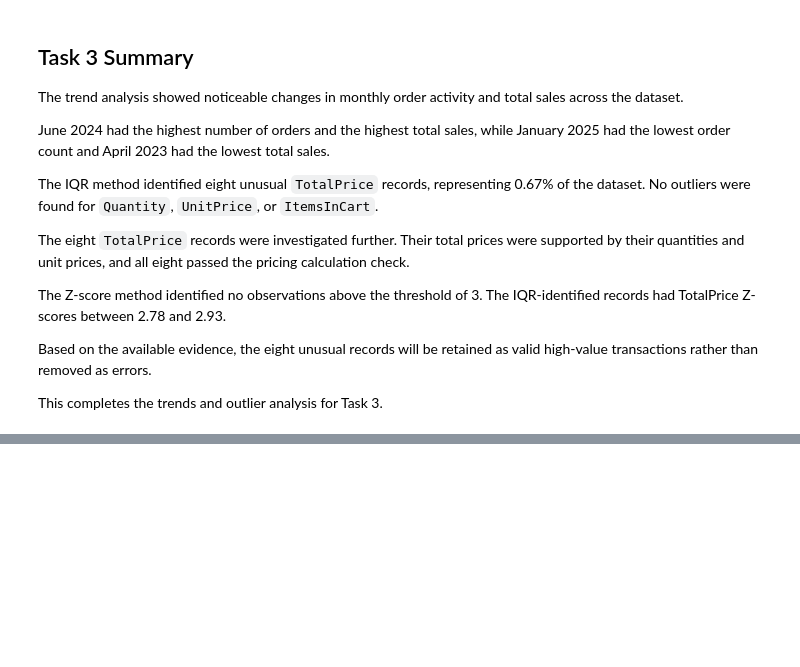
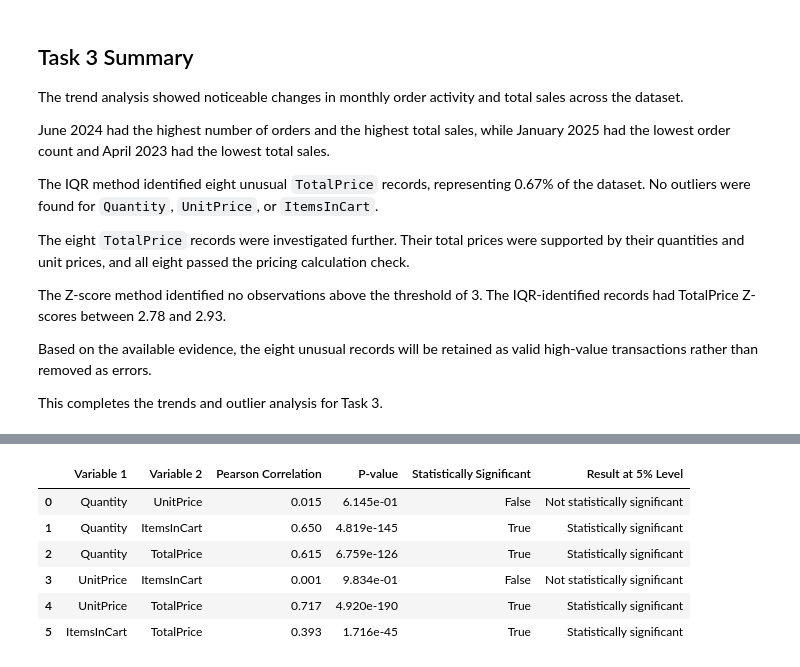
Before and after one commit to francisparwez/exploratory-data-analysis, a Jupyter notebook: notebooks/exploratory_data_analysis.ipynb, the cells around one changed output, grey strips where cells are left out. Drawn from its saved outputs; the diff is of its cells as text; code cells hidden in the pictures; blank space fills up the shorter version.

```diff
--- a/notebooks/exploratory_data_analysis.ipynb
+++ b/notebooks/exploratory_data_analysis.ipynb
@@ -1578,0 +2224,26 @@ This completes the trends and outlier analysis for Task 3.
+# %%
+# Create a presentation-friendly version of the statistical results
+
+pearson_results_display = pearson_test_df.copy()
+
+pearson_results_display["Pearson Correlation"] = (
+    pearson_results_display["Pearson Correlation"].map(
+        lambda value: f"{value:.3f}"
+    )
+)
+
+pearson_results_display["P-value"] = (
+    pearson_results_display["P-value"].map(
+        lambda value: f"{value:.3e}"
+    )
+)
+
+display(pearson_results_display)
+# %% [output]
+|  | Variable 1 | Variable 2 | Pearson Correlation | P-value | Statistically Significant | Result at 5% Level |
+| 0 | Quantity | UnitPrice | 0.015 | 6.145e-01 | False | Not statistically significant |
+| 1 | Quantity | ItemsInCart | 0.650 | 4.819e-145 | True | Statistically significant |
+| 2 | Quantity | TotalPrice | 0.615 | 6.759e-126 | True | Statistically significant |
+| 3 | UnitPrice | ItemsInCart | 0.001 | 9.834e-01 | False | Not statistically significant |
+| 4 | UnitPrice | TotalPrice | 0.717 | 4.920e-190 | True | Statistically significant |
+| 5 | ItemsInCart | TotalPrice | 0.393 | 1.716e-45 | True | Statistically significant |
```
Also changed, not shown: parts of 44 cells of this notebook, 7 other files.
